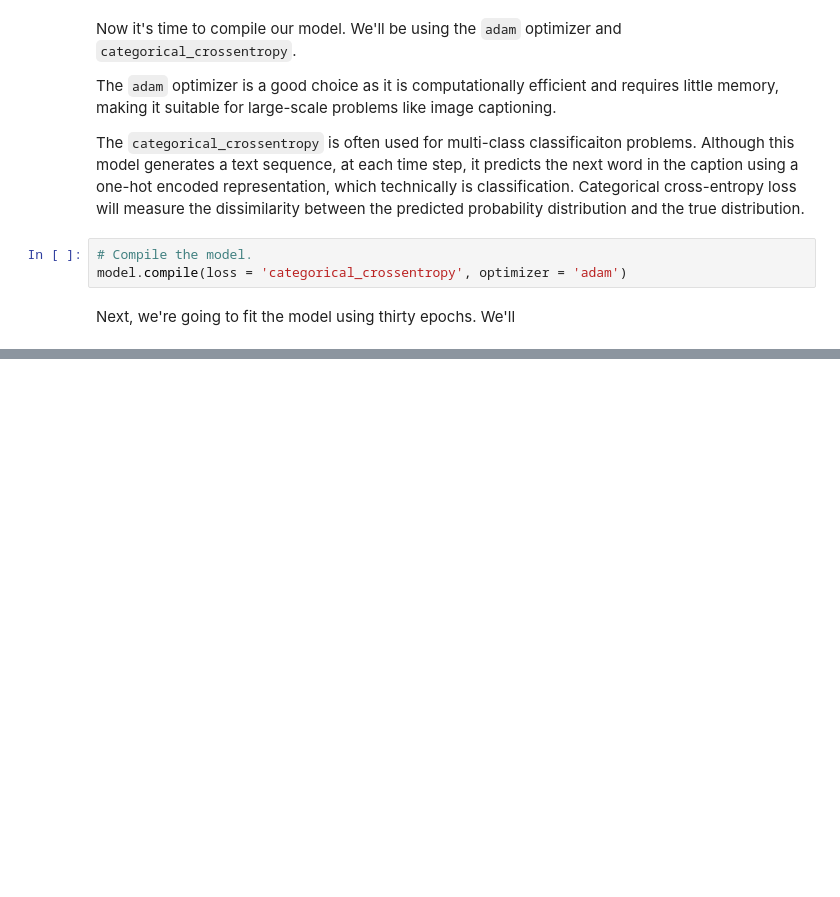
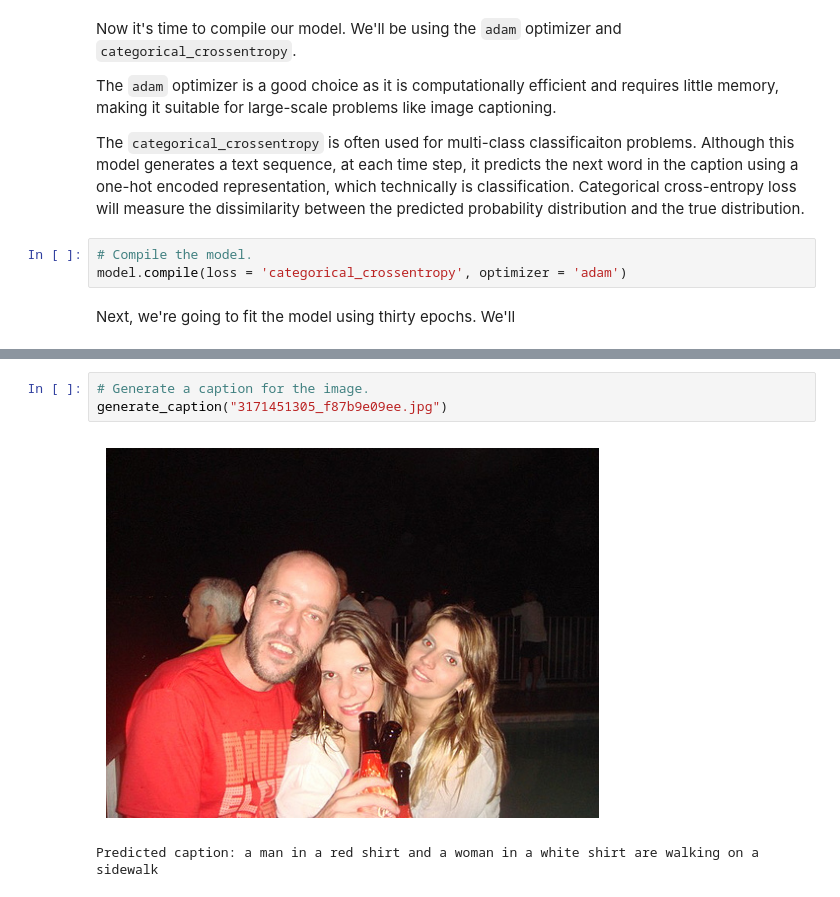
Before and after one commit to JetJadeja/image-captioning, a Jupyter notebook: image-captioning.ipynb, the cells around one changed output, grey strips where cells are left out. Saved outputs shown, nothing was run; the diff lists cells and outputs as text; blank space fills up the shorter version.

```diff
--- a/image-captioning.ipynb
+++ b/image-captioning.ipynb
@@ -368,0 +420,6 @@ Error:
+# %%
+# Generate a caption for the image.
+generate_caption("3171451305_f87b9e09ee.jpg")
+# %% [output]
+[figure, added]
+Predicted caption: a man in a red shirt and a woman in a white shirt are walking on a sidewalk
```
Also changed, not shown: parts of 10 cells of this notebook.
